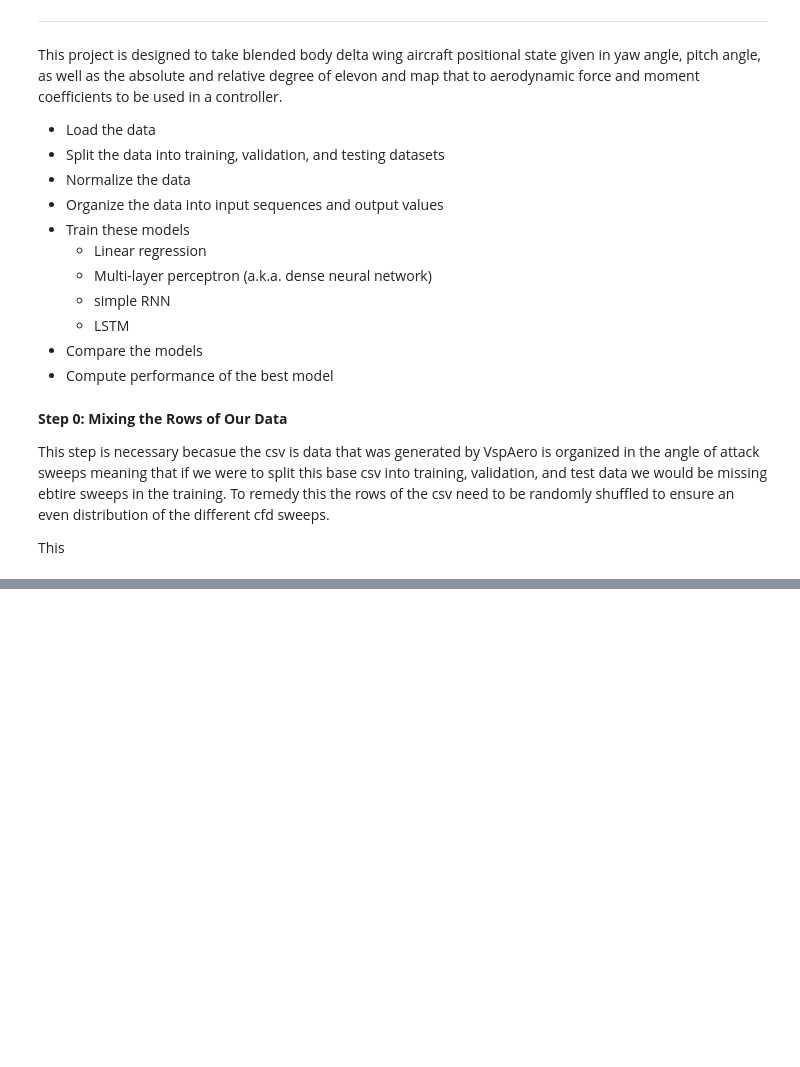
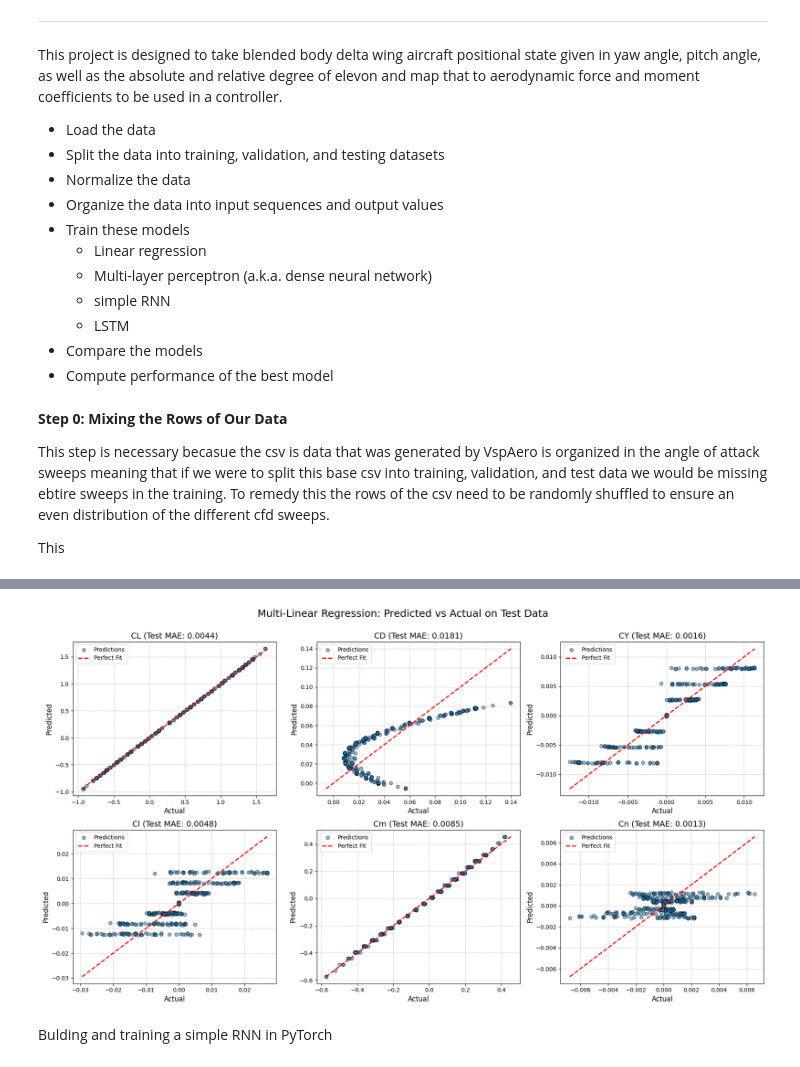
Before and after one commit to jadendew/E178-Project, a Jupyter notebook: E178ProjMain.ipynb, the cells around one changed output, grey strips where cells are left out. Drawn from its saved outputs; the diff is of its cells as text; code cells hidden in the pictures; blank space fills up the shorter version.

```diff
--- a/E178ProjMain.ipynb
+++ b/E178ProjMain.ipynb
@@ -116,0 +148,49 @@ yValidateScaled = yScaler.transform(yValidate)
+# %%
+
+# 1. Extract test features and targets from your existing dataTest subset
+xTest = dataTest[["alpha_deg", "beta_deg", "deltaS_deg", "deltaD_deg"]]
+yTest = dataTest[["CL", "CD", "CY", "Cl", "Cm", "Cn"]]
+
+# 2. Scale the test features using the xScaler you fit on your training data
+# (Ensure xScaler = StandardScaler() and xScaler.fit(xTrain) were run previously)
+xTestScaled = xScaler.transform(xTest)
+
+# 3. Predict using your already-trained multi-linear regression model
+testPred = modelLr.predict(xTestScaled)
+
+# 4. Calculate MAE specifically for the TEST data to use in the plot titles
+testMaes = mean_absolute_error(yTest, testPred, multioutput='raw_values')
+parameters = ["CL", "CD", "CY", "Cl", "Cm", "Cn"]
+
+# 5. Generate the Plot
+fig, axes = plt.subplots(2, 3, figsize=(18, 10))
+fig.suptitle('Multi-Linear Regression: Predicted vs Actual on Test Data', fontsize=18)
+
+axes = axes.flatten()
+
+for i, target in enumerate(parameters):
+    ax = axes[i]
+    actual = yTest[target].values
+    predicted = testPred[:, i]
+
+    # Scatter plot of Actual vs Predicted
+    ax.scatter(actual, predicted, alpha=0.5, edgecolor='k', label='Predictions')
+
+    # Plot the ideal 'Perfect Prediction' 1:1 line
+    min_val = min(actual.min(), predicted.min())
+    max_val = max(actual.max(), predicted.max())
+    ax.plot([min_val, max_val], [min_val, max_val], 'r--', lw=2, label='Perfect Fit')
+
+    ax.set_title(f"{target} (Test MAE: {testMaes[i]:.4f})", fontsize=14)
+    ax.set_xlabel('Actual', fontsize=12)
+    ax.set_ylabel('Predicted', fontsize=12)
+    ax.legend()
+    ax.grid(True, linestyle='--', alpha=0.7)
+
+plt.tight_layout()
+plt.subplots_adjust(top=0.9)
+plt.show()
+# %% [output]
+[figure, added]
+# %% [markdown]
+Bulding and training a simple RNN in PyTorch
```
Also changed, not shown: parts of 7 cells of this notebook.
